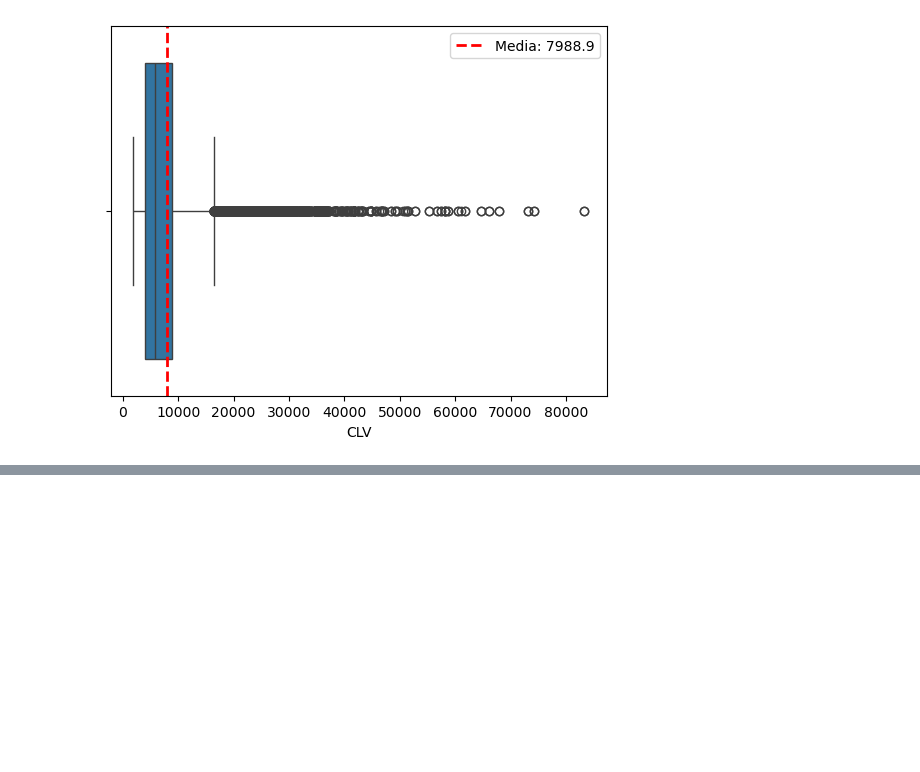
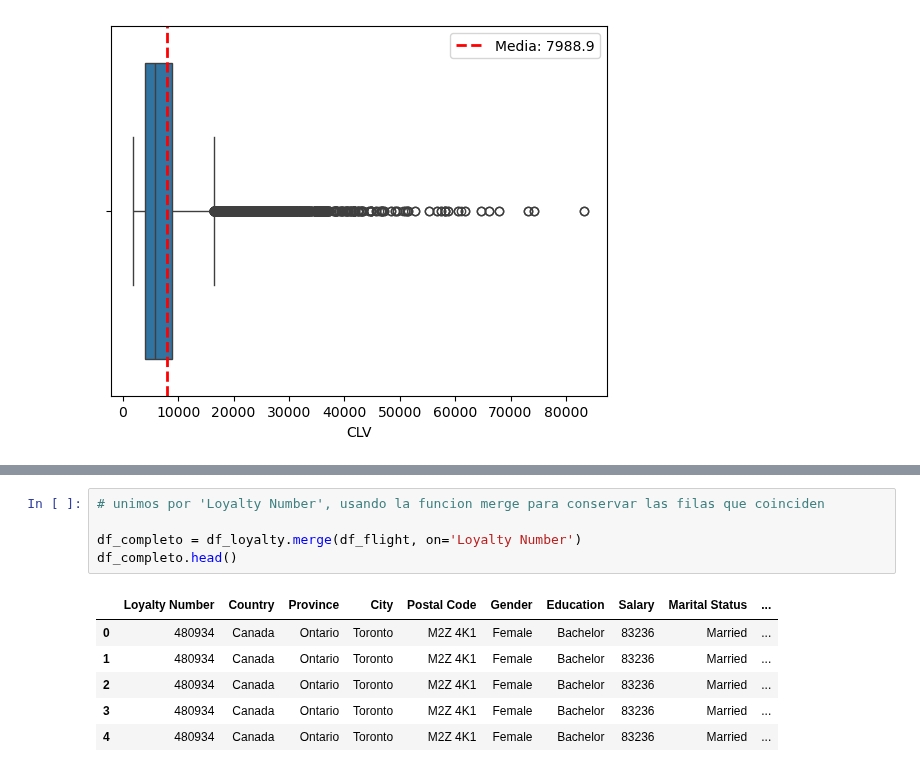
Before and after one commit to Adalab/bda-modulo-3-evaluacion-final-MarPastor, a Jupyter notebook: notebook/final_evaluation_mod3_marpastor.ipynb, the cells around one changed output, grey strips where cells are left out. Drawn from its saved outputs; the diff is of its cells as text; blank space fills up the shorter version.

```diff
--- a/notebook/final_evaluation_mod3_marpastor.ipynb
+++ b/notebook/final_evaluation_mod3_marpastor.ipynb
@@ -986,0 +1011,12 @@ for col in df_loyalty[['Salary', 'CLV']].columns:
+# %%
+# unimos por 'Loyalty Number', usando la funcion merge para conservar las filas que coinciden
+
+df_completo = df_loyalty.merge(df_flight, on='Loyalty Number')
+df_completo.head()
+# %% [output]
+|  | Loyalty Number | Country | Province | City | Postal Code | Gender | Education | Salary | Marital Status | ... |
+| 0 | 480934 | Canada | Ontario | Toronto | M2Z 4K1 | Female | Bachelor | 83236 | Married | ... |
+| 1 | 480934 | Canada | Ontario | Toronto | M2Z 4K1 | Female | Bachelor | 83236 | Married | ... |
+| 2 | 480934 | Canada | Ontario | Toronto | M2Z 4K1 | Female | Bachelor | 83236 | Married | ... |
+| 3 | 480934 | Canada | Ontario | Toronto | M2Z 4K1 | Female | Bachelor | 83236 | Married | ... |
+| 4 | 480934 | Canada | Ontario | Toronto | M2Z 4K1 | Female | Bachelor | 83236 | Married | ... |
```
Also changed, not shown: parts of 5 cells of this notebook.
